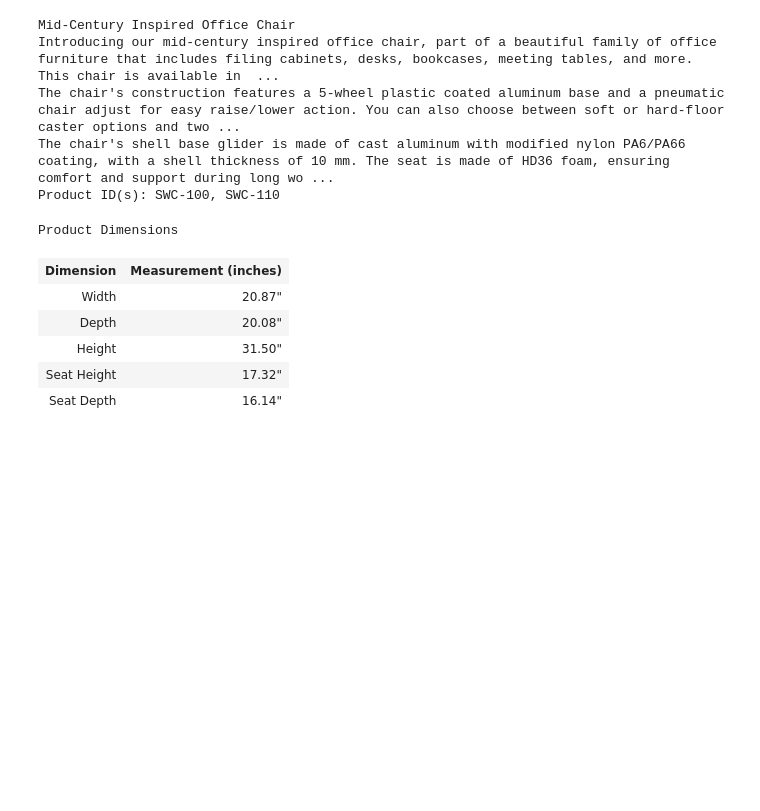
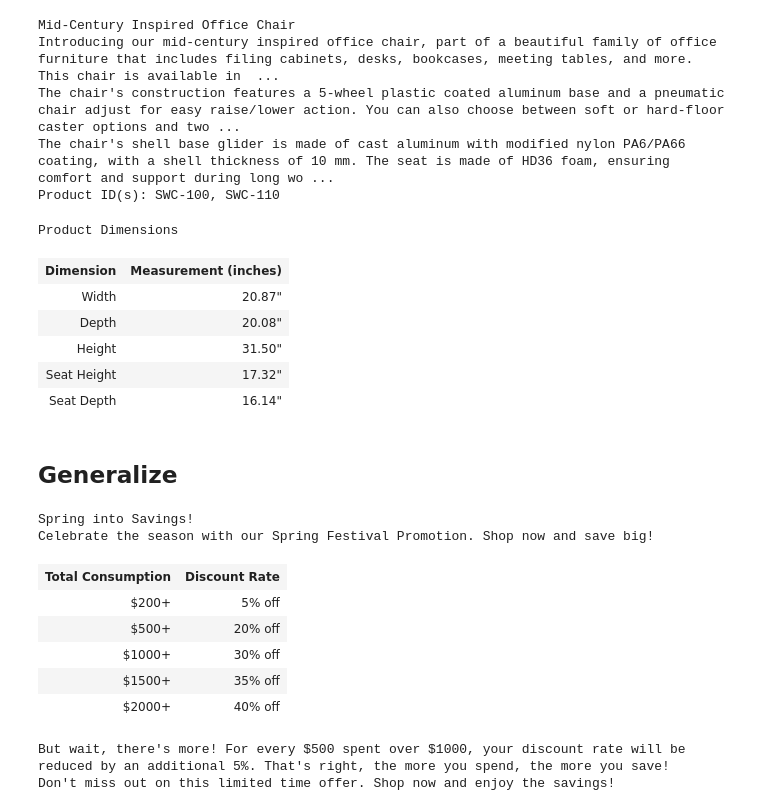
Before and after one commit to Kira1108/PromptEngineering, a Jupyter notebook: PromptEngineering_2_Iterative.ipynb, the cells around one changed output. Cells and saved outputs as stored; diff of their text form; code cells hidden in the pictures; blank space fills up the shorter version.

````diff
--- a/PromptEngineering_2_Iterative.ipynb
+++ b/PromptEngineering_2_Iterative.ipynb
@@ -199,3 +199,37 @@ Product Dimensions
 | Height | 31.50" |
 | Seat Height | 17.32" |
 | Seat Depth | 16.14" |
+# %% [markdown]
+## Generalize
+# %%
+prompt = """Your task is to help a e-commerce operating team create a social media advertisement for a spring-festival promotion activity based on a promotion rule specification.
+
+Write an advertisement based on the information provided in the promotion rule specifications delimited by triple backticks.
+
+Include a slogan for the activity in the beginning of you answer
+
+Format everything as HTML that can be used in a website.
+
+Make a table for the promotion rule.
+
+Try to be appealing the funny
+
+promotion rule specification: ```
+total consumption > $200, discount rate 0.95
+total consumption > $500, discount rate 0.8
+total consumption > $1000, discount rate 0.7
+for amount over 1000, every $500 reduces discount rate by 0.05
+```"""
+
+HTML(get_completion(prompt))
+# %% [output]
+Spring into Savings!
+Celebrate the season with our Spring Festival Promotion. Shop now and save big!
+| Total Consumption | Discount Rate |
+| $200+ | 5% off |
+| $500+ | 20% off |
+| $1000+ | 30% off |
+| $1500+ | 35% off |
+| $2000+ | 40% off |
+But wait, there's more! For every $500 spent over $1000, your discount rate will be reduced by an additional 5%. That's right, the more you spend, the more you save!
+Don't miss out on this limited time offer. Shop now and enjoy the savings!
````
